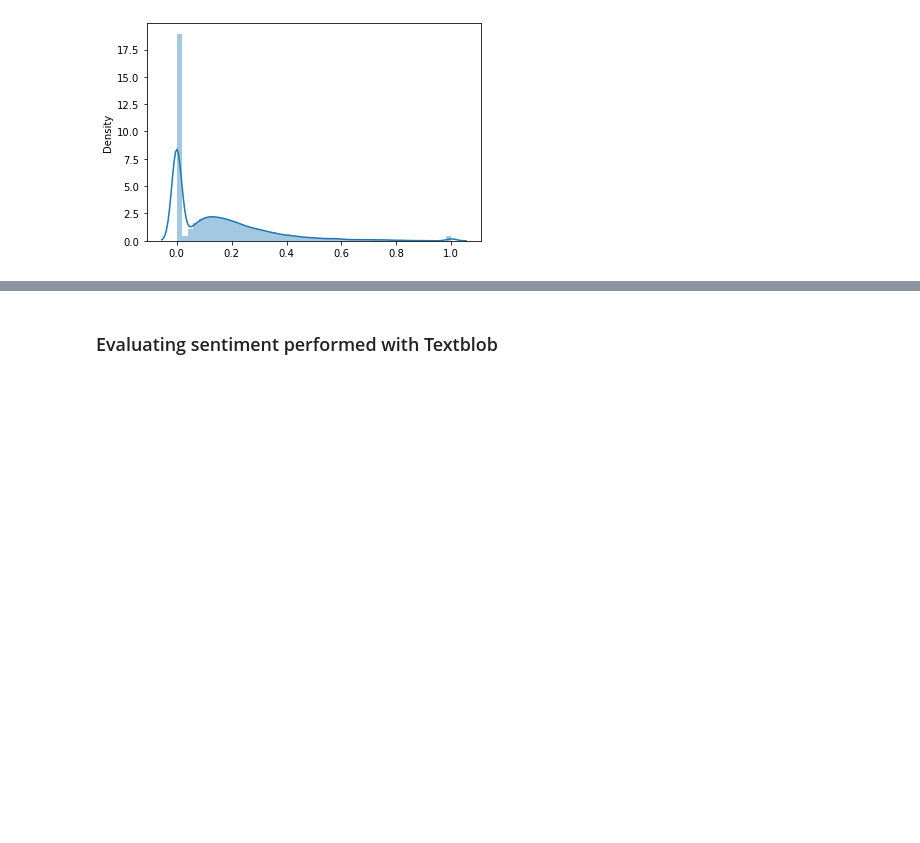
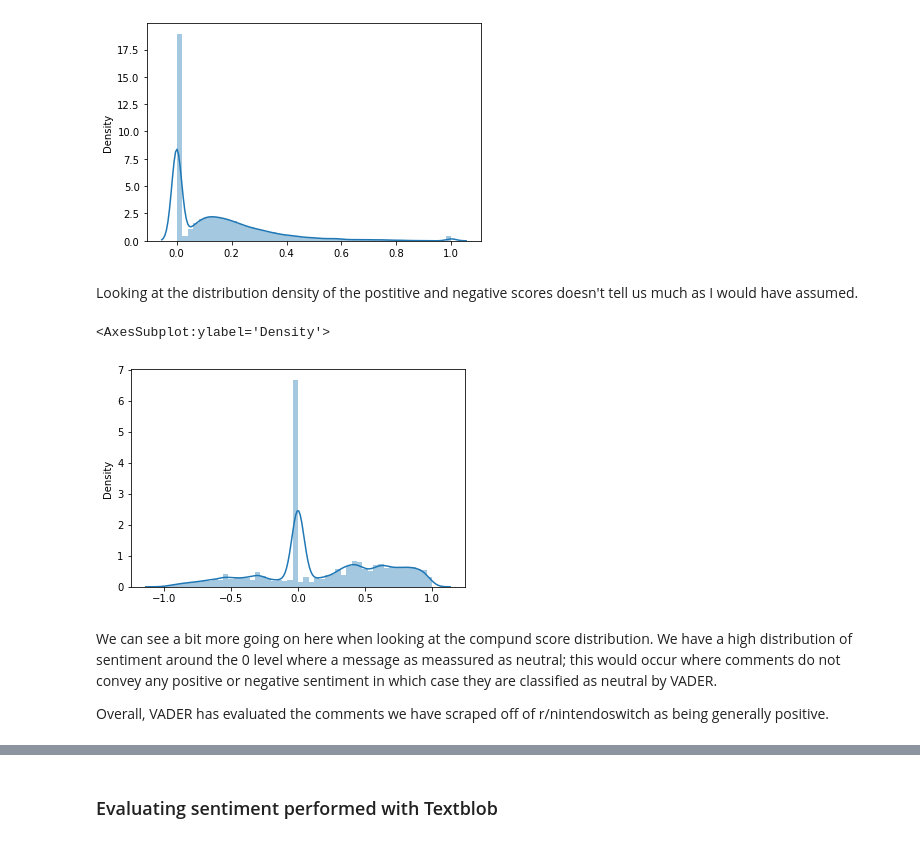
Before and after one commit to micoooo/Sentiment-Analysis, a Jupyter notebook: notebook/evaluation.ipynb, the cells around one changed output, grey strips where cells are left out. Saved outputs shown, nothing was run; the diff lists cells and outputs as text; code cells hidden in the pictures; blank space fills up the shorter version.

```diff
--- a/notebook/evaluation.ipynb
+++ b/notebook/evaluation.ipynb
@@ -39,3 +41,14 @@ sns.distplot(nintendoswitchVader[["pos"]])
 # %% [output]
 <AxesSubplot:ylabel='Density'>
 [figure]
+# %% [markdown]
+Looking at the distribution density of the postitive and negative scores doesn't tell us much as I would have assumed.
+# %%
+sns.distplot(nintendoswitchVader[["compound"]])
+# %% [output]
+<AxesSubplot:ylabel='Density'>
+[figure, added]
+# %% [markdown]
+We can see a bit more going on here when looking at the compund score distribution. We have a high distribution of sentiment around the 0 level where a message as meassured as neutral; this would occur where comments do not convey any positive or negative sentiment in which case they are classified as neutral by VADER.
+
+Overall, VADER has evaluated the comments we have scraped off of r/nintendoswitch as being generally positive.
```
Also changed, not shown: parts of 15 cells of this notebook.
